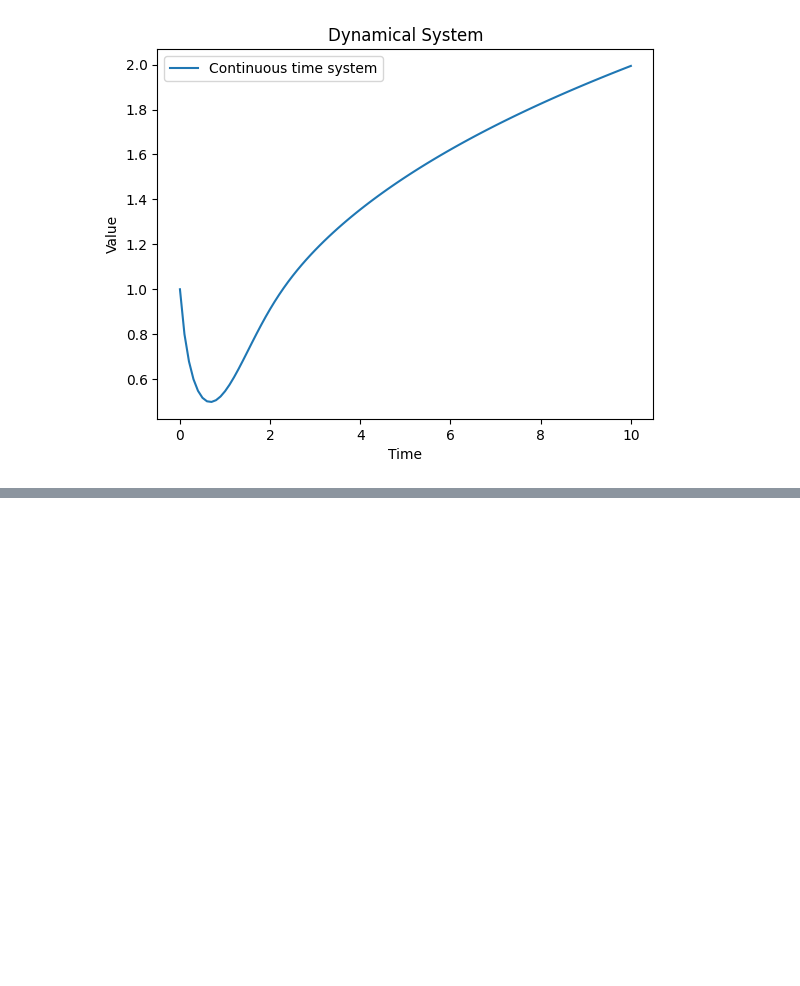
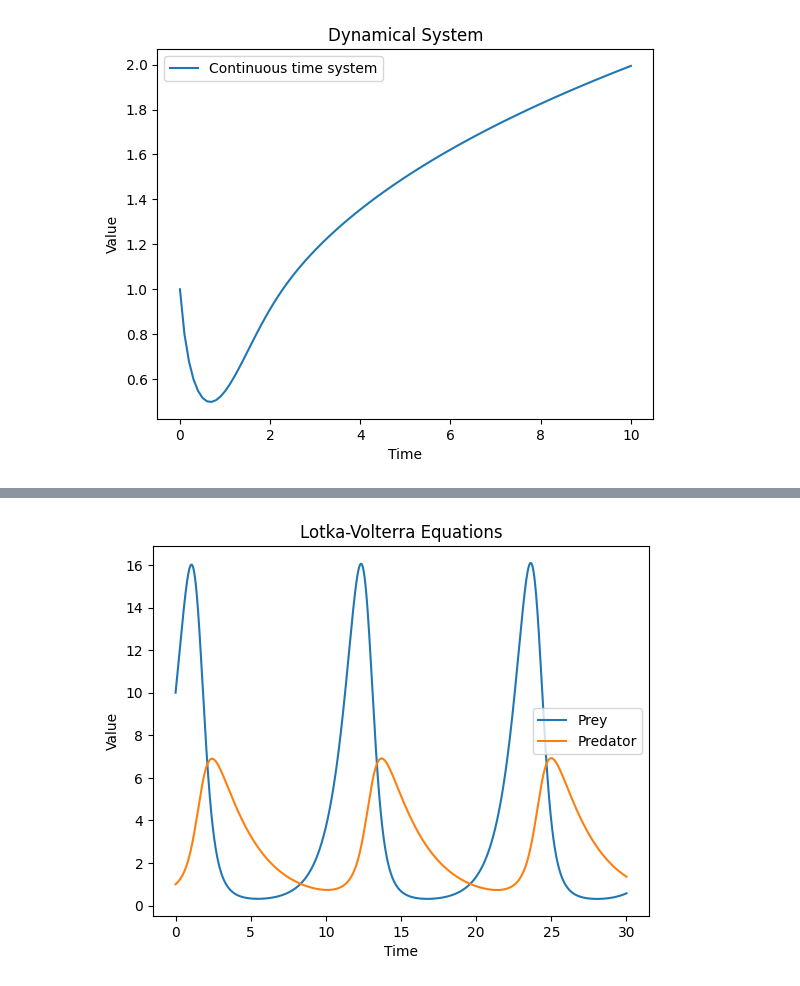
Before and after one commit to elyfmiller/AZDSC_NAU_SITE, a Jupyter notebook: project_1/materials/Day2.ipynb, the cells around one changed output, grey strips where cells are left out. Cells and saved outputs as stored; diff of their text form; code cells hidden in the pictures; blank space fills up the shorter version.

```diff
--- a/project_1/materials/Day2.ipynb
+++ b/project_1/materials/Day2.ipynb
@@ -290,0 +314,28 @@ plt.show()
+# %%
+par = np.array([1.1,0.4,0.4,0.1]) #alpha,beta,gamma,delta
+
+delta_t = 0.001
+ts_cont = np.arange(0,30 + delta_t,delta_t)
+
+xs = np.zeros((len(ts_cont),2))
+xs[0,:] = np.array([10.,1.]) #Set the initial condition
+
+def f(X,params):
+    x,y = X
+    alpha,beta,gamma,delta = params
+    dx = alpha * x - beta * x * y
+    dy = - gamma * y + delta * x * y
+    return np.array([dx,dy])
+
+for t_index in range(1,len(ts_cont)):
+    x_prev = xs[t_index - 1]
+    xs[t_index] = x_prev + delta_t * f(x_prev,par)
+
+plt.title('Lotka-Volterra Equations')
+plt.plot(ts_cont,xs,label = ['Prey','Predator'])
+plt.xlabel('Time')
+plt.ylabel('Value')
+plt.legend()
+plt.show()
+# %% [output]
+[figure, added]
```
Also changed, not shown: parts of 8 cells of this notebook.
